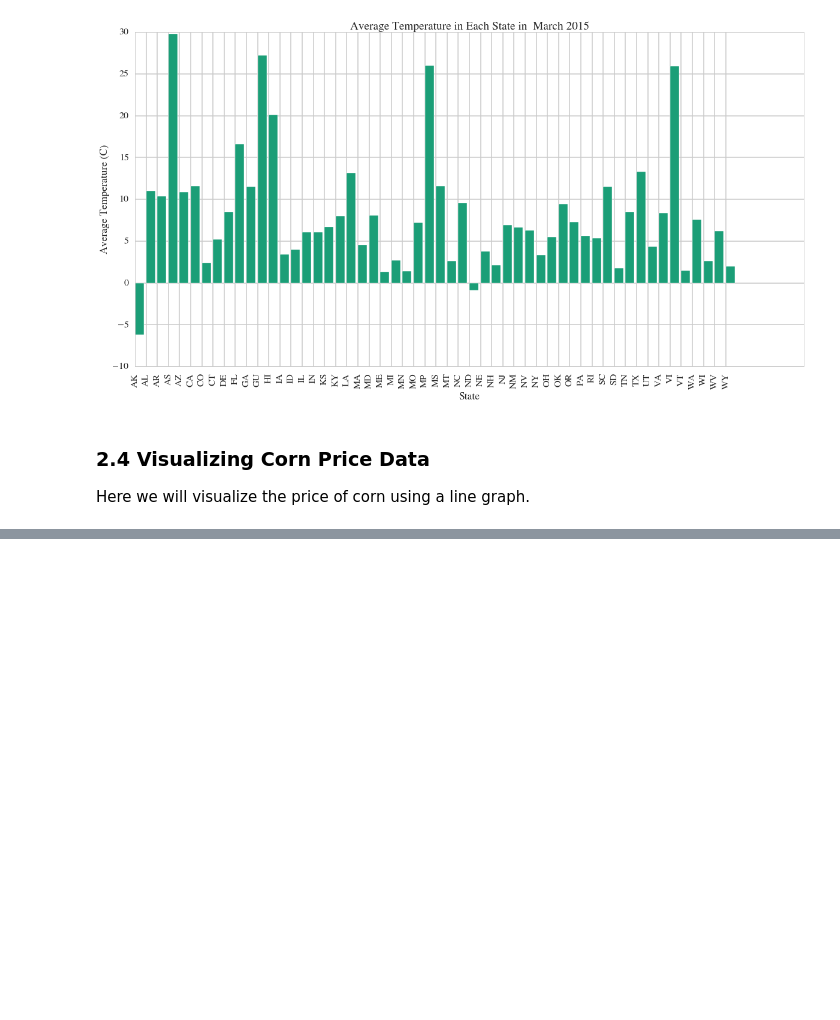
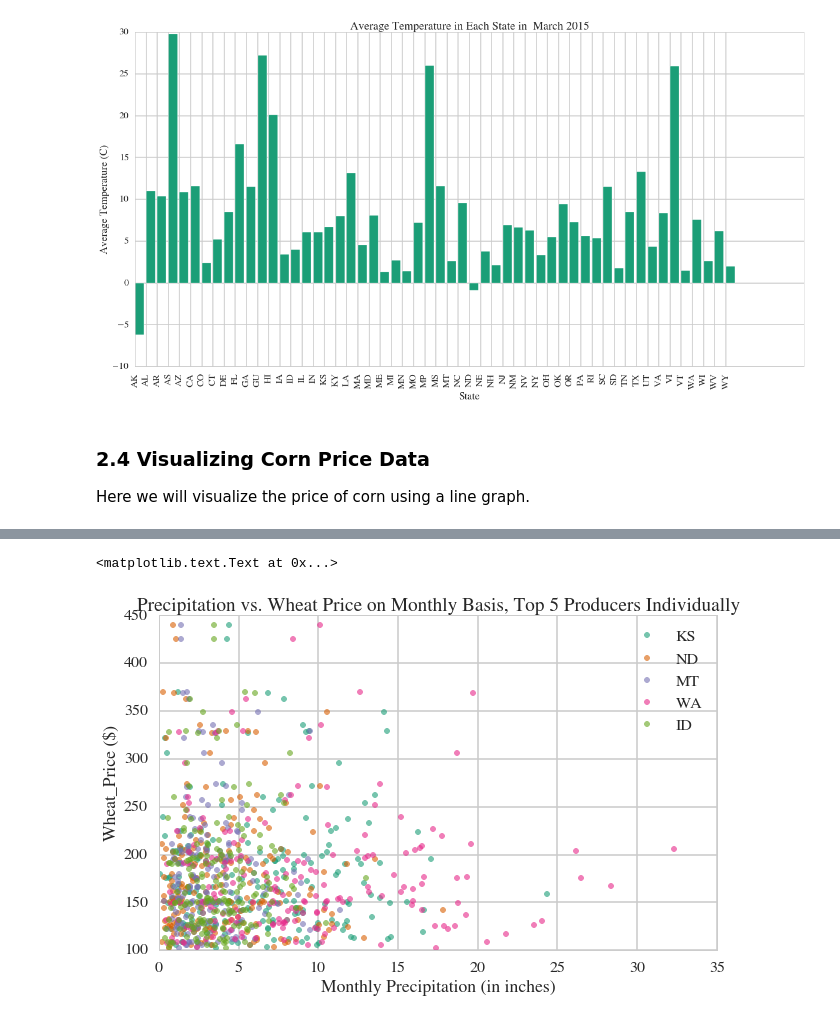
Before and after one commit to dwang953/109-Project, a Jupyter notebook: What's_the_Price_of_Wheat.ipynb, the cells around one changed output, grey strips where cells are left out. Saved outputs shown, nothing was run; the diff lists cells and outputs as text; code cells hidden in the pictures; blank space fills up the shorter version.

```diff
--- a/What's_the_Price_of_Wheat.ipynb
+++ b/What's_the_Price_of_Wheat.ipynb
@@ -1025,0 +1111,15 @@ plt.title('Stock Price of Corn in year 2014 by Month')
+# %%
+#Top 5 wheat producers, individually
+plt.xlabel('Monthly Precipitation (in inches)')
+plt.ylabel('Wheat_Price ($)')
+plt.plot(dftouse["KS_P"],dftouse['Wheat_Price'], '.', alpha=.6)
+plt.plot(dftouse["ND_P"],dftouse['Wheat_Price'], '.', alpha=.6)
+plt.plot(dftouse["MT_P"],dftouse['Wheat_Price'], '.', alpha=.6)
+plt.plot(dftouse["WA_P"],dftouse['Wheat_Price'], '.', alpha=.6)
+plt.plot(dftouse["ID_P"],dftouse['Wheat_Price'], '.', alpha=.6)
+states = ['KS','ND','MT','WA','ID']
+plt.legend(states)
+plt.title('Precipitation vs. Wheat Price on Monthly Basis, Top 5 Producers Individually')
+# %% [output]
+<matplotlib.text.Text at 0x...>
+[figure, added]
```
Also changed, not shown: parts of 50 cells of this notebook, 1 other file.
